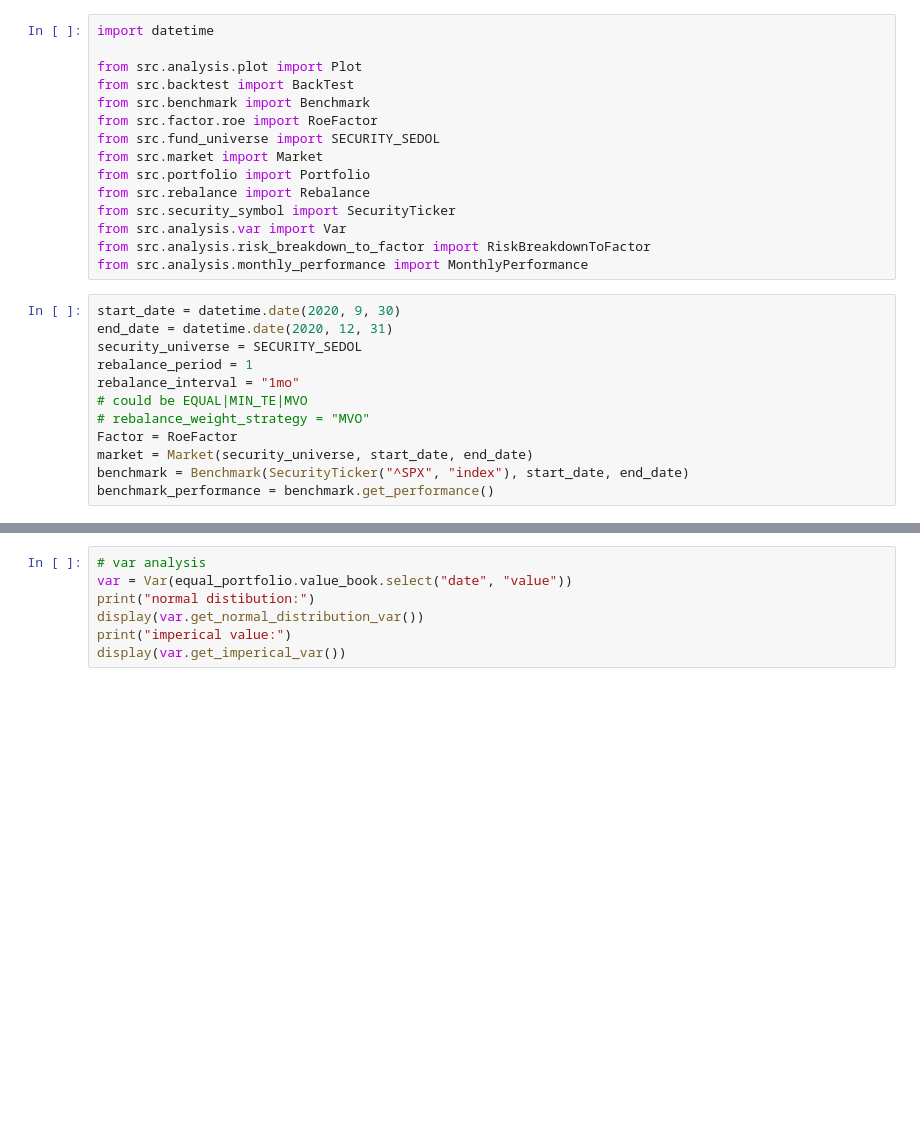
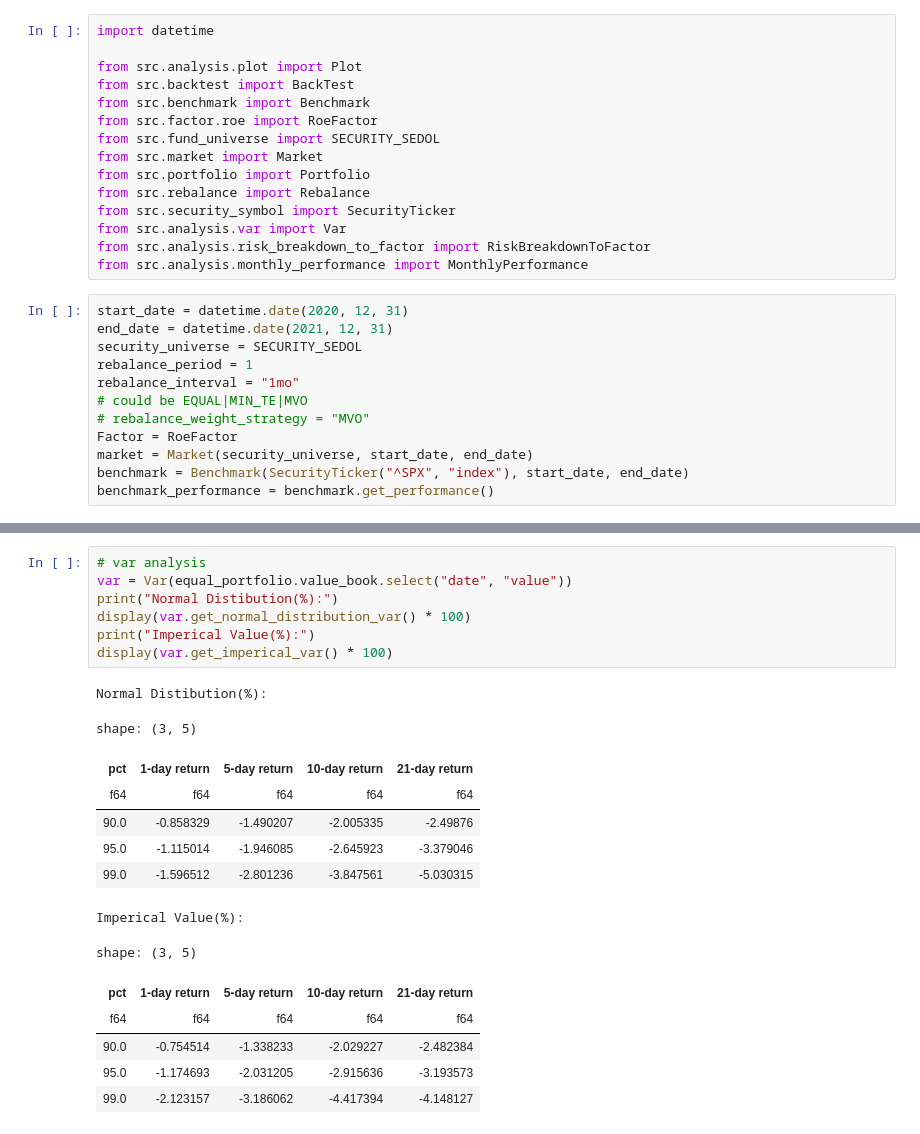
Before and after one commit to yvanst/factor-analysis, a Jupyter notebook: run.ipynb, the cells around one changed output, grey strips where cells are left out. Drawn from its saved outputs; the diff is of its cells as text; blank space fills up the shorter version.

```diff
--- a/run.ipynb
+++ b/run.ipynb
@@ -14,8 +14,8 @@ from src.analysis.var import Var
 from src.analysis.risk_breakdown_to_factor import RiskBreakdownToFactor
 from src.analysis.monthly_performance import MonthlyPerformance
 # %%
-start_date = datetime.date(2020, 9, 30)
-end_date = datetime.date(2020, 12, 31)
+start_date = datetime.date(2020, 12, 31)
+end_date = datetime.date(2021, 12, 31)
 security_universe = SECURITY_SEDOL
 rebalance_period = 1
 rebalance_interval = "1mo"
@@ -45,10 +59,25 @@ backtest.run()
 # %%
 # var analysis
 var = Var(equal_portfolio.value_book.select("date", "value"))
-print("normal distibution:")
-display(var.get_normal_distribution_var())
-print("imperical value:")
-display(var.get_imperical_var())
+print("Normal Distibution(%):")
+display(var.get_normal_distribution_var() * 100)
+print("Imperical Value(%):")
+display(var.get_imperical_var() * 100)
+# %% [output]
+Normal Distibution(%):
+shape: (3, 5)
+| pct | 1-day return | 5-day return | 10-day return | 21-day return |
+| f64 | f64 | f64 | f64 | f64 |
+| 90.0 | -0.858329 | -1.490207 | -2.005335 | -2.49876 |
+| 95.0 | -1.115014 | -1.946085 | -2.645923 | -3.379046 |
+| 99.0 | -1.596512 | -2.801236 | -3.847561 | -5.030315 |
+Imperical Value(%):
+shape: (3, 5)
+| pct | 1-day return | 5-day return | 10-day return | 21-day return |
+| f64 | f64 | f64 | f64 | f64 |
+| 90.0 | -0.754514 | -1.338233 | -2.029227 | -2.482384 |
+| 95.0 | -1.174693 | -2.031205 | -2.915636 | -3.193573 |
+| 99.0 | -2.123157 | -3.186062 | -4.417394 | -4.148127 |
 # %%
 rb = RiskBreakdownToFactor(equal_portfolio, benchmark, end_date)
 rb.plot_correlation()
```
Also changed, not shown: parts of 11 cells of this notebook, 3 other files.
